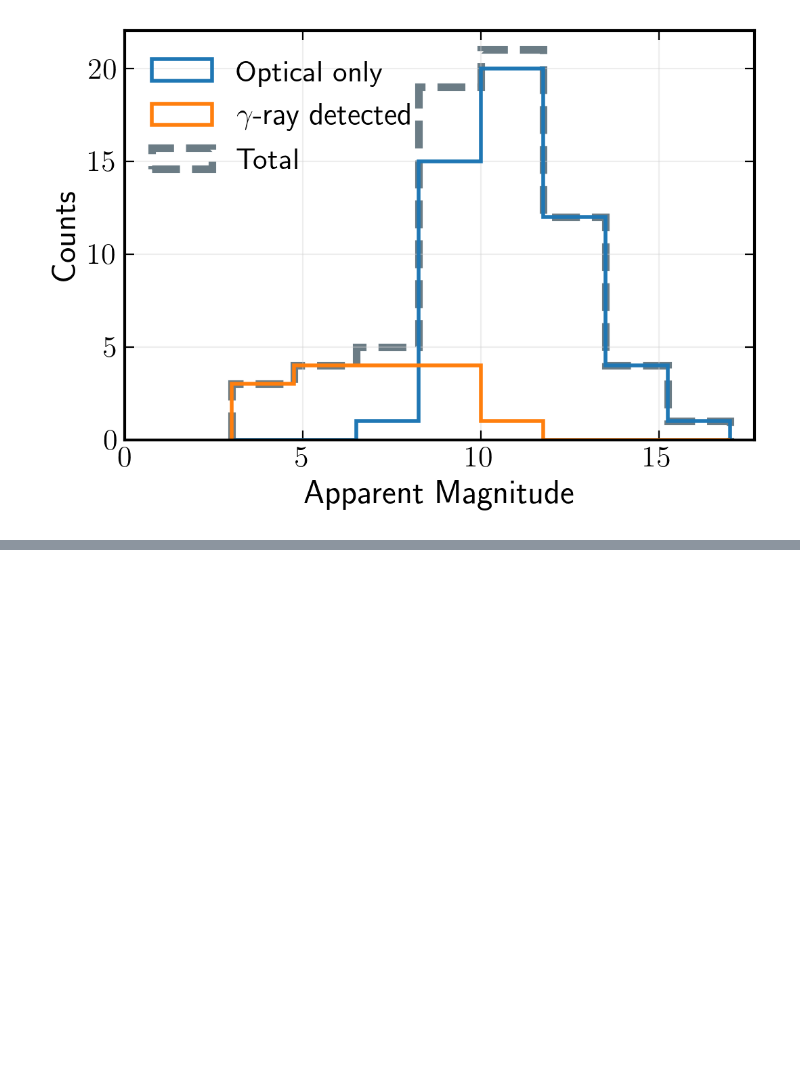
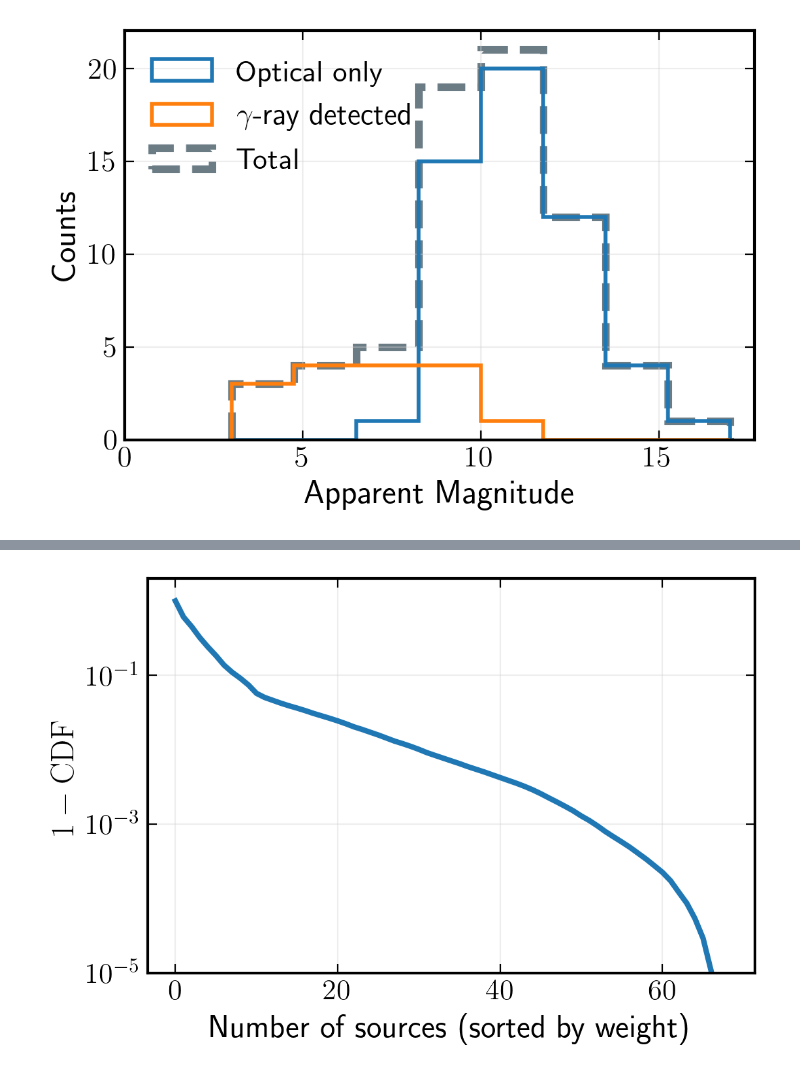
Before and after one commit to apizzuto/Novae, a Jupyter notebook: notebooks/weights_comparisons.ipynb, the cells around one changed output, grey strips where cells are left out. Cells and saved outputs as stored; diff of their text form; code cells hidden in the pictures; blank space fills up the shorter version.

```diff
--- a/notebooks/weights_comparisons.ipynb
+++ b/notebooks/weights_comparisons.ipynb
@@ -170,0 +270,16 @@ plt.show()
+# %%
+fig = plt.figure(dpi=200)
+
+weights_sorted = np.sort(sources.weight)
+cdf = np.append([0.0], np.cumsum(weights_sorted[::-1]))
+
+plt.plot(1. - cdf, linewidth=3.)
+
+plt.yscale('log')
+plt.xlabel('Number of sources (sorted by weight)')
+plt.ylabel(r'$1 - \mathrm{CDF}$')
+plt.ylim(1e-5, 2e0)
+plt.savefig('./greco_novae_source_stacking_weights_optical_cdf.png', bbox_inches='tight')
+plt.show()
+# %% [output]
+[figure, added]
```
Also changed, not shown: parts of 21 cells of this notebook, 2 other files.
